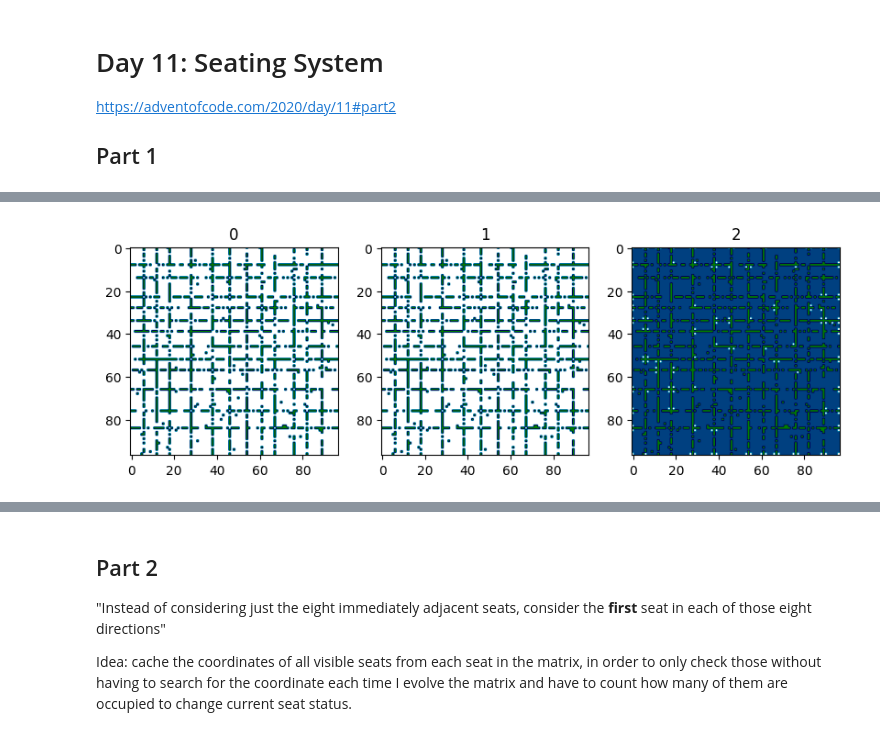
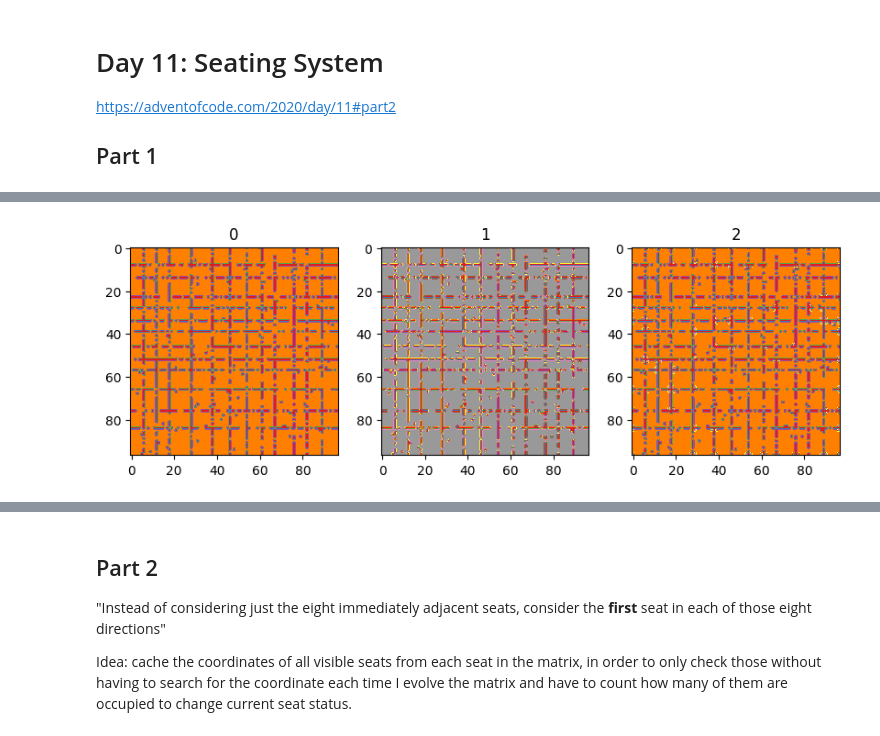
Before and after one commit to marcodelmastro/AdventOfCode2020, a Jupyter notebook: Day 11.ipynb, the cells around one changed output, grey strips where cells are left out. Drawn from its saved outputs; the diff is of its cells as text; code cells hidden in the pictures.

```diff
--- a/Day 11.ipynb
+++ b/Day 11.ipynb
@@ -40,7 +40,9 @@ filename = "data/input11.txt"
 
 iniseats, floor = getSeatMaps(filename)
 
-fig = plt.figure(figsize=(4,4))
-plt.imshow(iniseats,cmap=plt.cm.ocean)
+_cmap = plt.cm.Set1
+
+fig = plt.figure(figsize=(5,5))
+plt.imshow(iniseats,cmap=_cmap,vmin=-1,vmax=1)
 # %% [output]
 <matplotlib.image.AxesImage at 0x...>
@@ -65,37 +67,37 @@ def evolveSeats(seats,floor):
                         else:
                             occupied += seats[jr][jc]
                 if seats[ir][ic] == EMPTY:
                     if not occupied:
                         newseats[ir][ic] = OCCUP
                     else:
                         newseats[ir][ic] = EMPTY
                 elif seats[ir][ic] == OCCUP:
                     if occupied>=4:
                         newseats[ir][ic] = EMPTY
                     else:
                         newseats[ir][ic] = OCCUP
     return newseats
 
 oldseats = np.copy(iniseats)
 newseats = evolveSeats(oldseats,floor)
 newseats2 = evolveSeats(newseats,floor)
 
 fig = plt.figure(figsize=(10,3), dpi=100)
 plt.subplot(1,3,1)
-f = plt.imshow(oldseats,cmap=plt.cm.ocean)
+f = plt.imshow(oldseats,cmap=_cmap,vmin=-1,vmax=1)
 f.axes.set_title("0")
 
 plt.subplot(1,3,2)
-f = plt.imshow(newseats,cmap=plt.cm.ocean)
+f = plt.imshow(newseats,cmap=_cmap,vmin=-1,vmax=1)
 f.axes.set_title("1")
 
 plt.subplot(1,3,3)
-f = plt.imshow(newseats2,cmap=plt.cm.ocean)
+f = plt.imshow(newseats2,cmap=_cmap,vmin=-1,vmax=1)
 f.axes.set_title("2")
 
 plt.show()
 # %% [output]
-[figure, old version]
+[figure, new version]
 # %%
 oldseats = np.copy(iniseats)
 nfloor = floor.sum()
```
Also changed, not shown: parts of 10 cells of this notebook, 2 other files.
